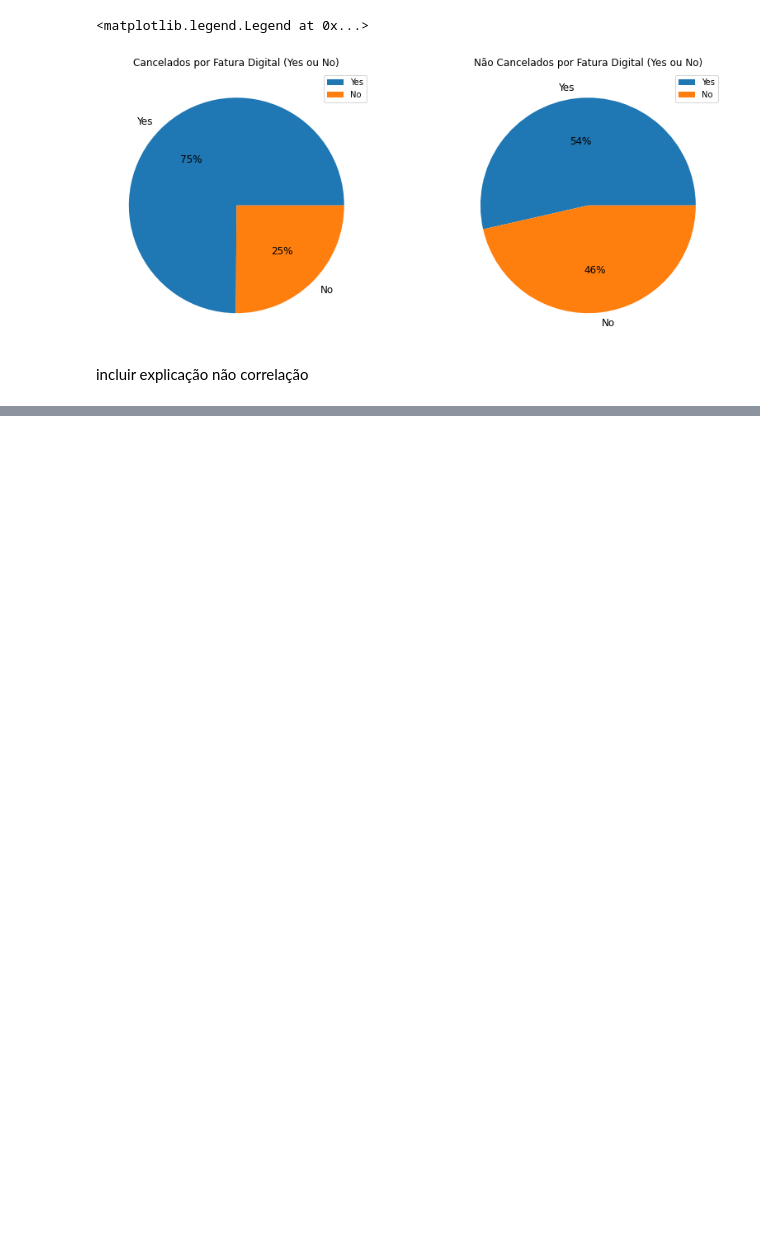
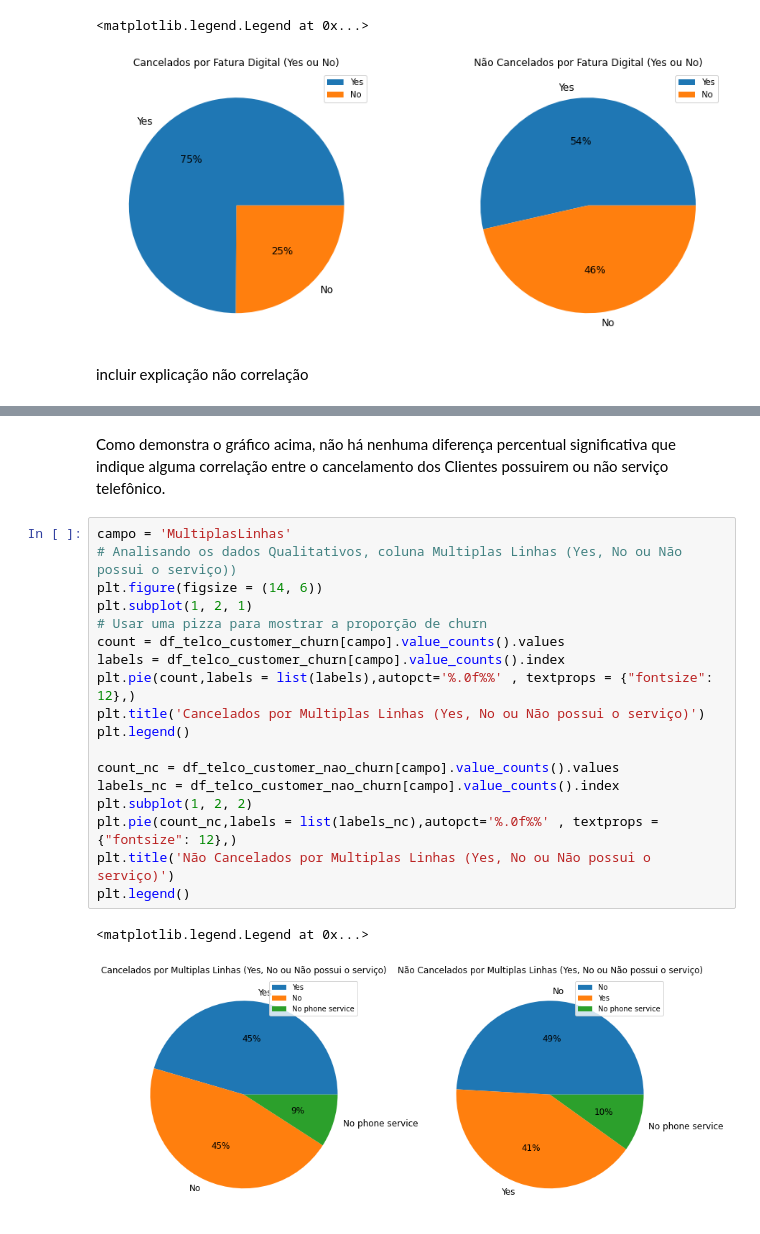
Before and after one commit to SilvioCSOliveira/ChallengeDataScience2022AluraVoz, a Jupyter notebook: Semana2.ipynb, the cells around one changed output, grey strips where cells are left out. Saved outputs shown, nothing was run; the diff lists cells and outputs as text; blank space fills up the shorter version.

```diff
--- a/Semana2.ipynb
+++ b/Semana2.ipynb
@@ -204,0 +249,23 @@ incluir explicação não correlação
+# %% [markdown]
+Como demonstra o gráfico acima, não há nenhuma diferença percentual significativa que indique alguma correlação entre o cancelamento dos Clientes possuirem ou não serviço telefônico.
+# %%
+campo = 'MultiplasLinhas'
+# Analisando os dados Qualitativos, coluna Multiplas Linhas (Yes, No ou Não possui o serviço))
+plt.figure(figsize = (14, 6))
+plt.subplot(1, 2, 1)
+# Usar uma pizza para mostrar a proporção de churn
+count = df_telco_customer_churn[campo].value_counts().values
+labels = df_telco_customer_churn[campo].value_counts().index
+plt.pie(count,labels = list(labels),autopct='%.0f%%' , textprops = {"fontsize": 12},)
+plt.title('Cancelados por Multiplas Linhas (Yes, No ou Não possui o serviço)')
+plt.legend()
+
+count_nc = df_telco_customer_nao_churn[campo].value_counts().values
+labels_nc = df_telco_customer_nao_churn[campo].value_counts().index
+plt.subplot(1, 2, 2)
+plt.pie(count_nc,labels = list(labels_nc),autopct='%.0f%%' , textprops = {"fontsize": 12},)
+plt.title('Não Cancelados por Multiplas Linhas (Yes, No ou Não possui o serviço)')
+plt.legend()
+# %% [output]
+<matplotlib.legend.Legend at 0x...>
+[figure, added]
```
Also changed, not shown: parts of 33 cells of this notebook.
